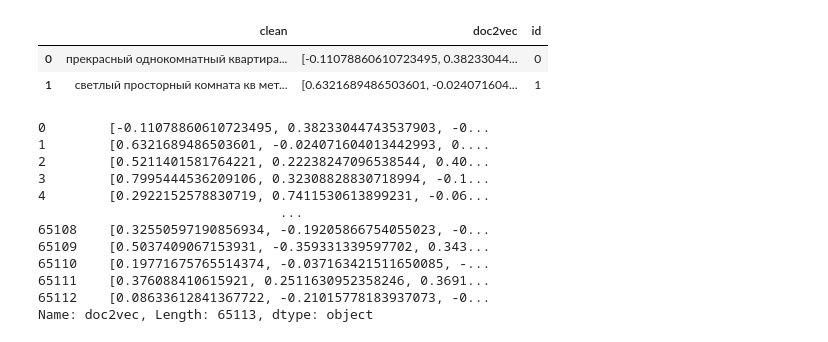
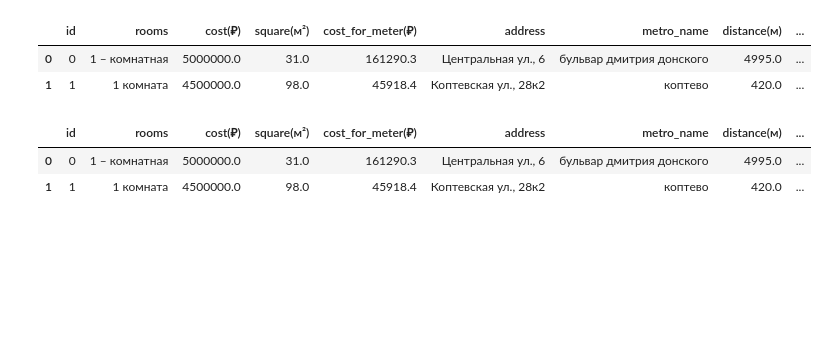
Before and after one commit to Gabuchev/Apartments-in-Moscow---The-simplest-recommendation-system, a Jupyter notebook: Doc2Vec.ipynb, the cells around one changed output. Saved outputs shown, nothing was run; the diff lists cells and outputs as text; code cells hidden in the pictures; blank space fills up the shorter version.

```diff
--- a/Doc2Vec.ipynb
+++ b/Doc2Vec.ipynb
@@ -86,8 +151 @@ df_clean = df_clean.drop(['Unnamed: 0'],axis=1)
-# %%
-df_clean['id'] = df_clean.index
-df_clean.head(2)
-# %% [output]
-|  | clean | doc2vec | id |
-| 0 | прекрасный однокомнатный квартира... | [-0.11078860610723495, 0.38233044... | 0 |
-| 1 | светлый просторный комната кв мет... | [0.6321689486503601, -0.024071604... | 1 |
 # %%
@@ -95,15 +153,17 @@ df_clean.to_csv('Doc2Vec.csv',index=False)
-# %%
-df_clean['doc2vec']
-# %% [output]
-0        [-0.11078860610723495, 0.38233044743537903, -0...
-1        [0.6321689486503601, -0.024071604013442993, 0....
-2        [0.5211401581764221, 0.22238247096538544, 0.40...
-3        [0.7995444536209106, 0.32308828830718994, -0.1...
-4        [0.2922152578830719, 0.7411530613899231, -0.06...
-                               ...
-65108    [0.32550597190856934, -0.19205866754055023, -0...
-65109    [0.5037409067153931, -0.359331339597702, 0.343...
-65110    [0.19771675765514374, -0.037163421511650085, -...
-65111    [0.376088410615921, 0.2511630952358246, 0.3691...
-65112    [0.08633612841367722, -0.21015778183937073, -0...
-Name: doc2vec, Length: 65113, dtype: object
+# %%
+df1 = pd.read_csv(r'C:\Users\Daniel\project university\Выпускная работа\Сlean.csv')
+df2 = pd.read_csv(r'C:\Users\Daniel\project university\Выпускная работа\2vec.csv')
+# %%
+Data = pd.concat([df1, df2], axis=1)
+Data.head(2)
+# %% [output]
+|  | id | rooms | cost(₽) | square(м²) | cost_for_meter(₽) | address | metro_name | distance(м) | ... |
+| 0 | 0 | 1 – комнатная | 5000000.0 | 31.0 | 161290.3 | Центральная ул., 6 | бульвар дмитрия донского | 4995.0 | ... |
+| 1 | 1 | 1 комната | 4500000.0 | 98.0 | 45918.4 | Коптевская ул., 28к2 | коптево | 420.0 | ... |
+# %%
+Data=Data.drop(['clean'],axis=1)
+Data.head(2)
+# %% [output]
+|  | id | rooms | cost(₽) | square(м²) | cost_for_meter(₽) | address | metro_name | distance(м) | ... |
+| 0 | 0 | 1 – комнатная | 5000000.0 | 31.0 | 161290.3 | Центральная ул., 6 | бульвар дмитрия донского | 4995.0 | ... |
+| 1 | 1 | 1 комната | 4500000.0 | 98.0 | 45918.4 | Коптевская ул., 28к2 | коптево | 420.0 | ... |
```
Also changed, not shown: parts of 13 cells of this notebook.
